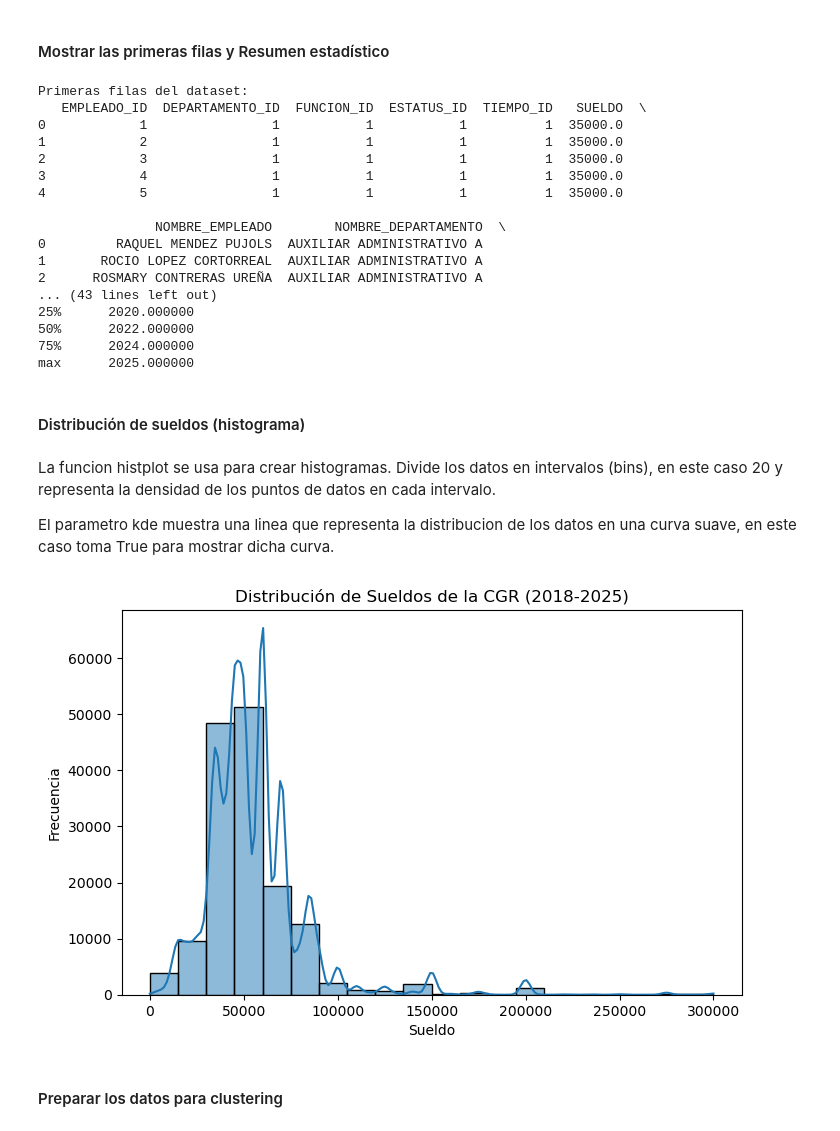
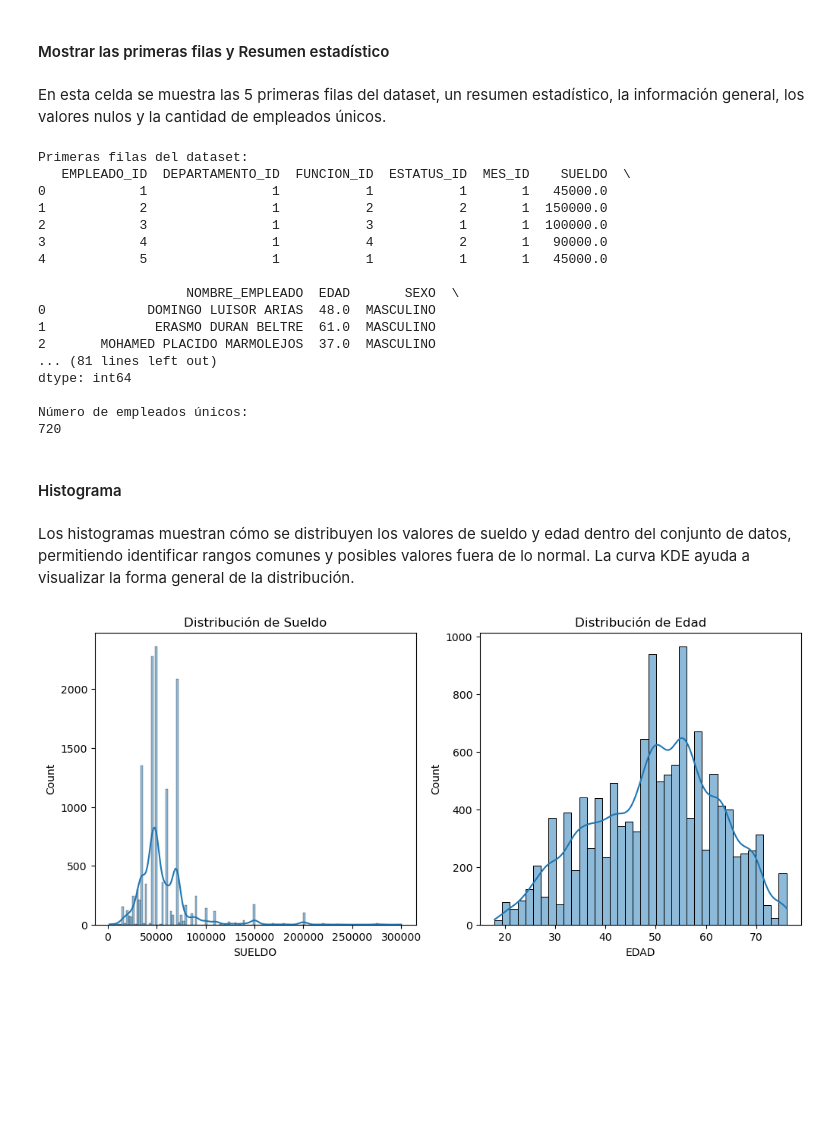
Before and after one commit to scarletabreu/bi-contraloria-dw-mineria, a Jupyter notebook: Modelo de Minería de Datos Descriptivo.ipynb, the cells around one changed output. Drawn from its saved outputs; the diff is of its cells as text; code cells hidden in the pictures; blank space fills up the shorter version.

```diff
--- a/Modelo de Minería de Datos Descriptivo.ipynb
+++ b/Modelo de Minería de Datos Descriptivo.ipynb
@@ -19,47 +20,50 @@ import seaborn as sns
 # %% [markdown]
 #### Cargar el dataset
 # %%
-OUTPUT_DIR = "C:\\Users\\Scarlet\\Downloads\\DW"
-df = pd.read_csv(f"{OUTPUT_DIR}/merged_empleados.csv")
+df = pd.read_csv("C:\\Users\\Scarlet\\Downloads\\DW_CGR_ETL\\merged_empleados.csv")
 # %% [markdown]
 #### Mostrar las primeras filas y Resumen estadístico
+# %% [markdown]
+En esta celda se muestra las 5 primeras filas del dataset, un resumen estadístico, la información general, los valores nulos y la cantidad de empleados únicos.
 # %%
 print("Primeras filas del dataset:")
 print(df.head())
 print("\nResumen estadístico:")
 print(df.describe())
+print("\nInformación general:")
+print(df.info())
+print("\nValores nulos:")
+print(df.isnull().sum())
+print("\nNúmero de empleados únicos:")
+print(df['EMPLEADO_ID'].nunique())
 # %% [output]
 Primeras filas del dataset:
-   EMPLEADO_ID  DEPARTAMENTO_ID  FUNCION_ID  ESTATUS_ID  TIEMPO_ID   SUELDO  \
-0            1                1           1           1          1  35000.0
-1            2                1           1           1          1  35000.0
-2            3                1           1           1          1  35000.0
-3            4                1           1           1          1  35000.0
-4            5                1           1           1          1  35000.0
+   EMPLEADO_ID  DEPARTAMENTO_ID  FUNCION_ID  ESTATUS_ID  MES_ID    SUELDO  \
+0            1                1           1           1       1   45000.0
+1            2                1           2           2       1  150000.0
+2            3                1           3           1       1  100000.0
+3            4                1           4           2       1   90000.0
+4            5                1           1           1       1   45000.0
 
-               NOMBRE_EMPLEADO        NOMBRE_DEPARTAMENTO  \
-0         RAQUEL MENDEZ PUJOLS  AUXILIAR ADMINISTRATIVO A
-1       ROCIO LOPEZ CORTORREAL  AUXILIAR ADMINISTRATIVO A
-2      ROSMARY CONTRERAS UREÑA  AUXILIAR ADMINISTRATIVO A
-... (43 lines left out)
-25%      2020.000000
-50%      2022.000000
-75%      2024.000000
-max      2025.000000
+                   NOMBRE_EMPLEADO  EDAD       SEXO  \
+0             DOMINGO LUISOR ARIAS  48.0  MASCULINO
+1              ERASMO DURAN BELTRE  61.0  MASCULINO
+2       MOHAMED PLACIDO MARMOLEJOS  37.0  MASCULINO
+... (81 lines left out)
+dtype: int64
+
+Número de empleados únicos:
+720
 # %% [markdown]
-#### Distribución de sueldos (histograma)
+#### Histograma
-# %% [markdown]
-La funcion histplot se usa para crear histogramas. Divide los datos en intervalos (bins), en este caso 20 y representa la densidad de los puntos de datos en cada intervalo.
-
-El parametro kde muestra una linea que representa la distribucion de los datos en una curva suave, en este caso toma True para mostrar dicha curva.
+# %% [markdown]
+Los histogramas muestran cómo se distribuyen los valores de sueldo y edad dentro del conjunto de datos, permitiendo identificar rangos comunes y posibles valores fuera de lo normal. La curva KDE ayuda a visualizar la forma general de la distribución.
 # %%
-plt.figure(figsize=(8, 5))
-sns.histplot(df['SUELDO'], bins=20, kde=True)
-plt.title('Distribución de Sueldos de la CGR (2018-2025)')
-plt.xlabel('Sueldo')
-plt.ylabel('Frecuencia')
+fig, axs = plt.subplots(1, 2, figsize=(12, 5))
+sns.histplot(df['SUELDO'], kde=True, ax=axs[0])
+axs[0].set_title('Distribución de Sueldo')
+sns.histplot(df['EDAD'], kde=True, ax=axs[1])
+axs[1].set_title('Distribución de Edad')
 plt.show()
 # %% [output]
-[figure, old version]
+[figure, new version]
-# %% [markdown]
-#### Preparar los datos para clustering
```
Also changed, not shown: parts of 49 cells of this notebook.
